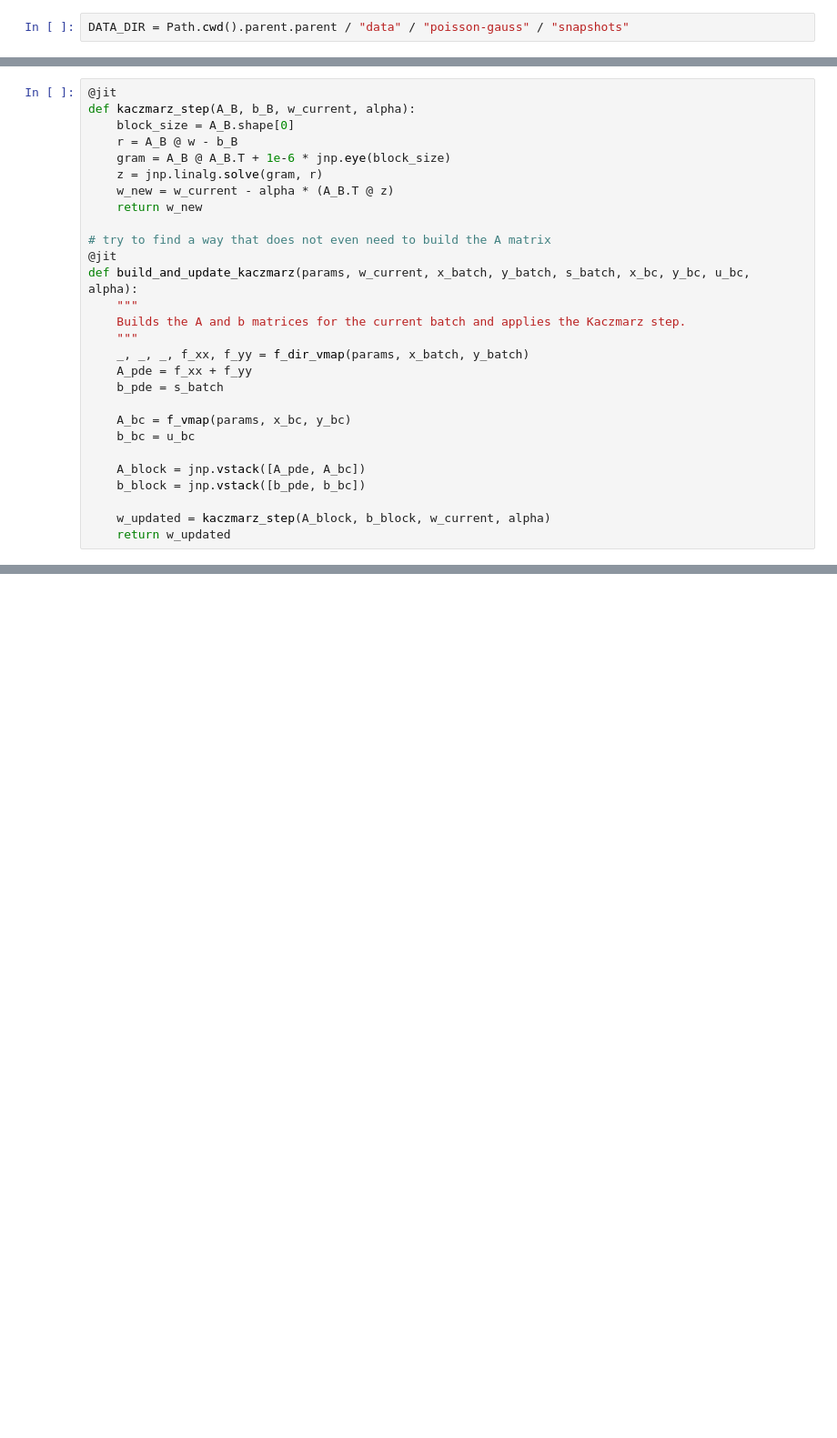
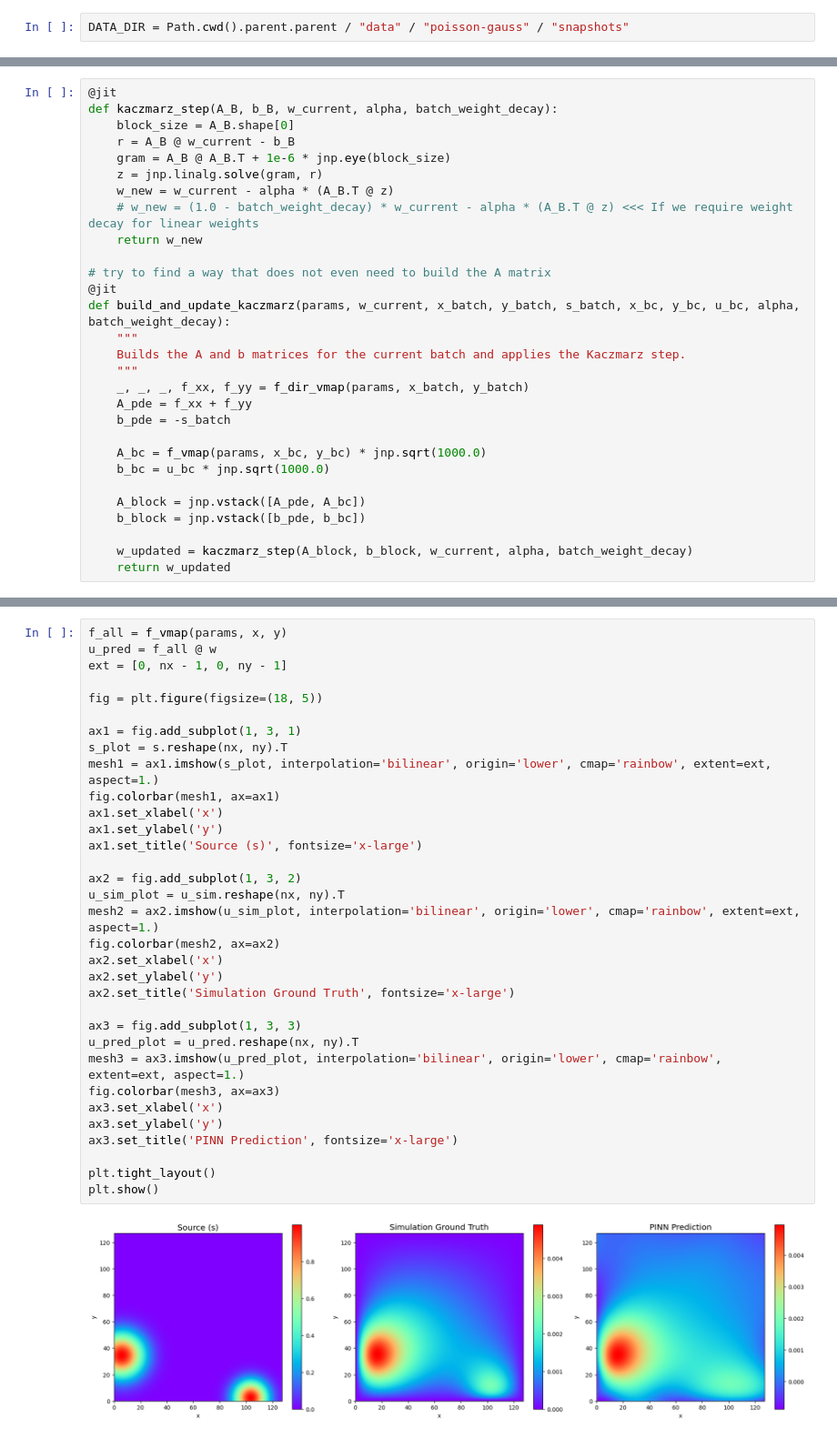
Before and after one commit to wang-yuancheng/piml, a Jupyter notebook: notebooks/poisson_gauss_solver.ipynb, the cells around one changed output, grey strips where cells are left out. Shown at 91% size. Saved outputs shown, nothing was run; the diff lists cells and outputs as text; blank space fills up the shorter version.

```diff
--- a/notebooks/poisson_gauss_solver.ipynb
+++ b/notebooks/poisson_gauss_solver.ipynb
@@ -175,29 +186,30 @@ loss_grad_fn = jax.jit(value_and_grad(compute_loss, argnums=0))
 # %%
 @jit
-def kaczmarz_step(A_B, b_B, w_current, alpha):
+def kaczmarz_step(A_B, b_B, w_current, alpha, batch_weight_decay):
     block_size = A_B.shape[0]
-    r = A_B @ w - b_B
+    r = A_B @ w_current - b_B
     gram = A_B @ A_B.T + 1e-6 * jnp.eye(block_size)
     z = jnp.linalg.solve(gram, r)
     w_new = w_current - alpha * (A_B.T @ z)
+    # w_new = (1.0 - batch_weight_decay) * w_current - alpha * (A_B.T @ z) <<< If we require weight decay for linear weights
     return w_new
 
 # try to find a way that does not even need to build the A matrix
 @jit
-def build_and_update_kaczmarz(params, w_current, x_batch, y_batch, s_batch, x_bc, y_bc, u_bc, alpha):
+def build_and_update_kaczmarz(params, w_current, x_batch, y_batch, s_batch, x_bc, y_bc, u_bc, alpha, batch_weight_decay):
     """
     Builds the A and b matrices for the current batch and applies the Kaczmarz step.
     """
     _, _, _, f_xx, f_yy = f_dir_vmap(params, x_batch, y_batch)
     A_pde = f_xx + f_yy
-    b_pde = s_batch
+    b_pde = -s_batch
 
-    A_bc = f_vmap(params, x_bc, y_bc)
-    b_bc = u_bc
+    A_bc = f_vmap(params, x_bc, y_bc) * jnp.sqrt(1000.0)
+    b_bc = u_bc * jnp.sqrt(1000.0)
 
     A_block = jnp.vstack([A_pde, A_bc])
     b_block = jnp.vstack([b_pde, b_bc])
 
-    w_updated = kaczmarz_step(A_block, b_block, w_current, alpha)
+    w_updated = kaczmarz_step(A_block, b_block, w_current, alpha, batch_weight_decay)
     return w_updated
 # %%
@@ -257,0 +288,35 @@ print("Training Complete!")
+# %%
+f_all = f_vmap(params, x, y)
+u_pred = f_all @ w
+ext = [0, nx - 1, 0, ny - 1]
+
+fig = plt.figure(figsize=(18, 5))
+
+ax1 = fig.add_subplot(1, 3, 1)
+s_plot = s.reshape(nx, ny).T
+mesh1 = ax1.imshow(s_plot, interpolation='bilinear', origin='lower', cmap='rainbow', extent=ext, aspect=1.)
+fig.colorbar(mesh1, ax=ax1)
+ax1.set_xlabel('x')
+ax1.set_ylabel('y')
+ax1.set_title('Source (s)', fontsize='x-large')
+
+ax2 = fig.add_subplot(1, 3, 2)
+u_sim_plot = u_sim.reshape(nx, ny).T
+mesh2 = ax2.imshow(u_sim_plot, interpolation='bilinear', origin='lower', cmap='rainbow', extent=ext, aspect=1.)
+fig.colorbar(mesh2, ax=ax2)
+ax2.set_xlabel('x')
+ax2.set_ylabel('y')
+ax2.set_title('Simulation Ground Truth', fontsize='x-large')
+
+ax3 = fig.add_subplot(1, 3, 3)
+u_pred_plot = u_pred.reshape(nx, ny).T
+mesh3 = ax3.imshow(u_pred_plot, interpolation='bilinear', origin='lower', cmap='rainbow', extent=ext, aspect=1.)
+fig.colorbar(mesh3, ax=ax3)
+ax3.set_xlabel('x')
+ax3.set_ylabel('y')
+ax3.set_title('PINN Prediction', fontsize='x-large')
+
+plt.tight_layout()
+plt.show()
+# %% [output]
+[figure, added]
```
Also changed, not shown: parts of 6 cells of this notebook, 3 other files.
